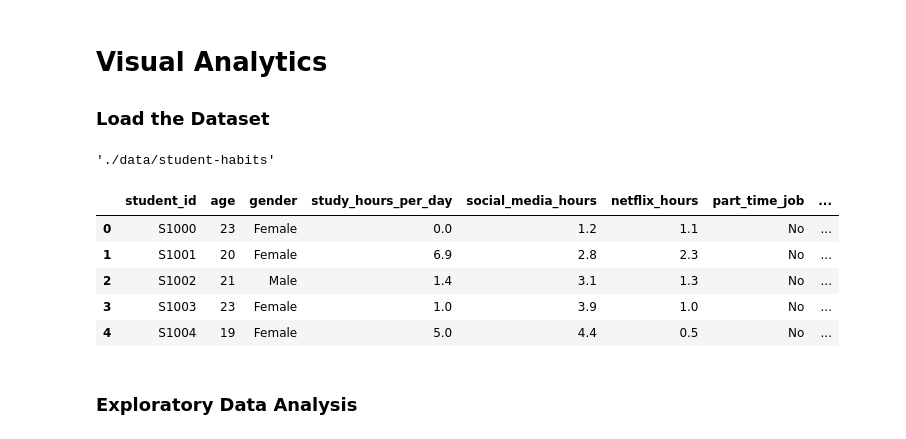
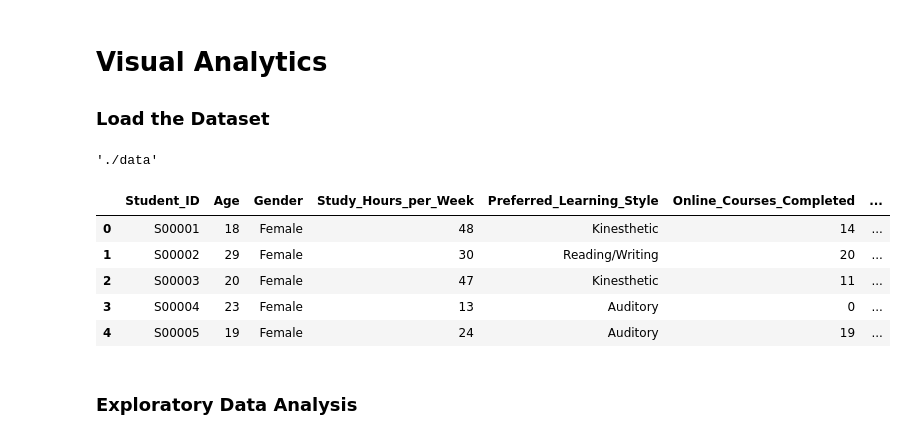
Before and after one commit to jdnejal/EduChart, a Jupyter notebook: EDA.ipynb, the cells around one changed output. Saved outputs shown, nothing was run; the diff lists cells and outputs as text; code cells hidden in the pictures.

```diff
--- a/EDA.ipynb
+++ b/EDA.ipynb
@@ -21,28 +21,28 @@ import shutil
 import seaborn as sns
 # %%
 # Download dataset
-src_path = kagglehub.dataset_download("jayaantanaath/student-habits-vs-academic-performance")
+src_path = kagglehub.dataset_download("adilshamim8/student-performance-and-learning-style")
 
 # Set your target path
-target_path = "./data/student-habits"
+target_path = "./data"
 
 # Move the directory
 if os.path.exists(target_path):
     shutil.rmtree(target_path)
 shutil.copytree(src_path, target_path)
 # %% [output]
-'./data/student-habits'
+'./data'
 # %%
 # Load the data
-df = pd.read_csv(os.path.join(target_path, "student_habits_performance.csv"))
+df = pd.read_csv(os.path.join(target_path, "student_performance_large_dataset.csv"))
 df.head()
 # %% [output]
-|  | student_id | age | gender | study_hours_per_day | social_media_hours | netflix_hours | part_time_job | ... |
-| 0 | S1000 | 23 | Female | 0.0 | 1.2 | 1.1 | No | ... |
-| 1 | S1001 | 20 | Female | 6.9 | 2.8 | 2.3 | No | ... |
-| 2 | S1002 | 21 | Male | 1.4 | 3.1 | 1.3 | No | ... |
-| 3 | S1003 | 23 | Female | 1.0 | 3.9 | 1.0 | No | ... |
-| 4 | S1004 | 19 | Female | 5.0 | 4.4 | 0.5 | No | ... |
+|  | Student_ID | Age | Gender | Study_Hours_per_Week | Preferred_Learning_Style | Online_Courses_Completed | ... |
+| 0 | S00001 | 18 | Female | 48 | Kinesthetic | 14 | ... |
+| 1 | S00002 | 29 | Female | 30 | Reading/Writing | 20 | ... |
+| 2 | S00003 | 20 | Female | 47 | Kinesthetic | 11 | ... |
+| 3 | S00004 | 23 | Female | 13 | Auditory | 0 | ... |
+| 4 | S00005 | 19 | Female | 24 | Auditory | 19 | ... |
 # %% [markdown]
 ### Exploratory Data Analysis
 # %% [markdown]
```
Also changed, not shown: parts of 3 cells of this notebook, 4 other files.
